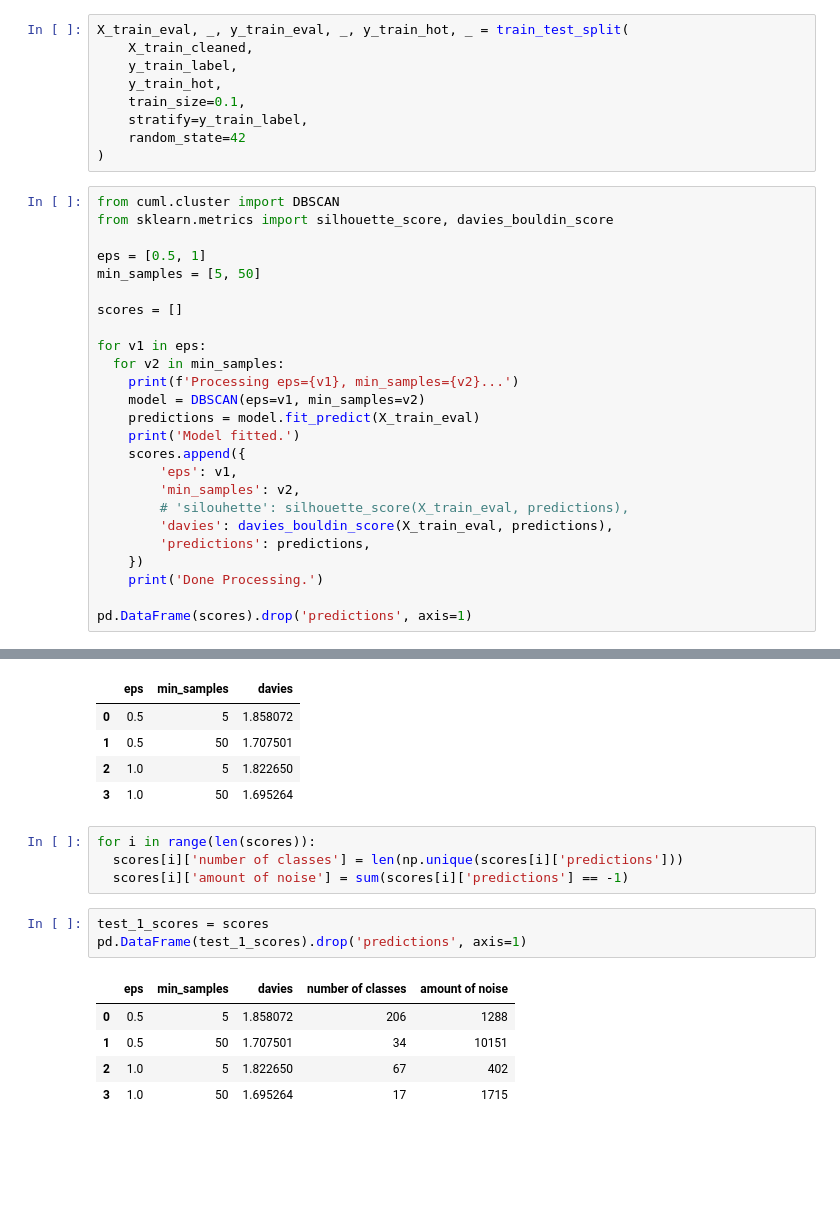
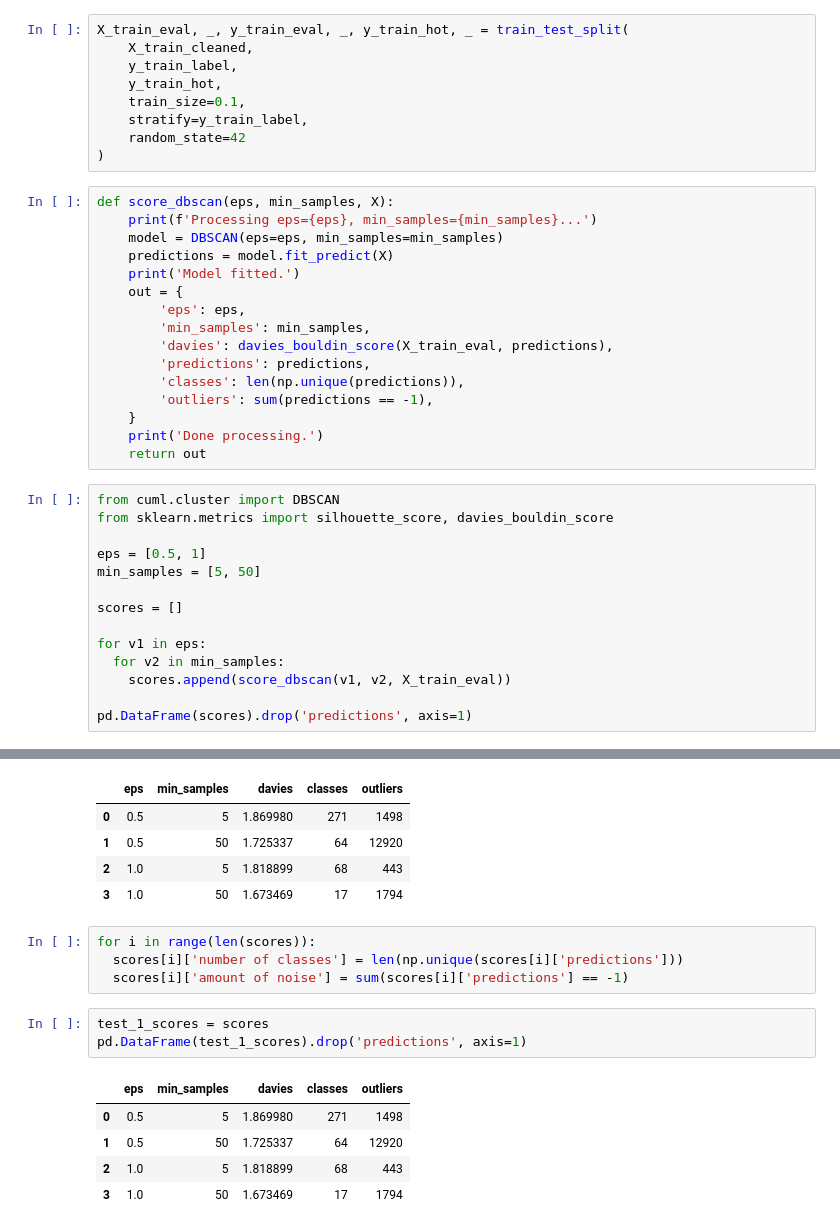
Before and after one commit to merzouka/bds.ml, a Jupyter notebook: preprocess/preprocess.ipynb, the cells around one changed output, grey strips where cells are left out. Drawn from its saved outputs; the diff is of its cells as text; blank space fills up the shorter version.

```diff
--- a/preprocess/preprocess.ipynb
+++ b/preprocess/preprocess.ipynb
@@ -145,6 +145,22 @@ X_train_eval, _, y_train_eval, _, y_train_hot, _ = train_test_split(
     stratify=y_train_label,
     random_state=42
 )
+# %%
+def score_dbscan(eps, min_samples, X):
+    print(f'Processing eps={eps}, min_samples={min_samples}...')
+    model = DBSCAN(eps=eps, min_samples=min_samples)
+    predictions = model.fit_predict(X)
+    print('Model fitted.')
+    out = {
+        'eps': eps,
+        'min_samples': min_samples,
+        'davies': davies_bouldin_score(X_train_eval, predictions),
+        'predictions': predictions,
+        'classes': len(np.unique(predictions)),
+        'outliers': sum(predictions == -1),
+    }
+    print('Done processing.')
+    return out
 # %%
 from cuml.cluster import DBSCAN
 from sklearn.metrics import silhouette_score, davies_bouldin_score
@@ -156,18 +172,7 @@ scores = []
 
 for v1 in eps:
   for v2 in min_samples:
-    print(f'Processing eps={v1}, min_samples={v2}...')
-    model = DBSCAN(eps=v1, min_samples=v2)
-    predictions = model.fit_predict(X_train_eval)
-    print('Model fitted.')
-    scores.append({
-        'eps': v1,
-        'min_samples': v2,
-        # 'silouhette': silhouette_score(X_train_eval, predictions),
-        'davies': davies_bouldin_score(X_train_eval, predictions),
-        'predictions': predictions,
-    })
-    print('Done Processing.')
+    scores.append(score_dbscan(v1, v2, X_train_eval))
 
 pd.DataFrame(scores).drop('predictions', axis=1)
 # %% [output]
@@ -190,8 +195,8 @@ Done Processing.
-|  | eps | min_samples | davies |
-| 0 | 0.5 | 5 | 1.858072 |
-| 1 | 0.5 | 50 | 1.707501 |
-| 2 | 1.0 | 5 | 1.822650 |
-| 3 | 1.0 | 50 | 1.695264 |
+|  | eps | min_samples | davies | classes | outliers |
+| 0 | 0.5 | 5 | 1.869980 | 271 | 1498 |
+| 1 | 0.5 | 50 | 1.725337 | 64 | 12920 |
+| 2 | 1.0 | 5 | 1.818899 | 68 | 443 |
+| 3 | 1.0 | 50 | 1.673469 | 17 | 1794 |
 # %%
 for i in range(len(scores)):
   scores[i]['number of classes'] = len(np.unique(scores[i]['predictions']))
@@ -200,8 +205,8 @@ for i in range(len(scores)):
 test_1_scores = scores
 pd.DataFrame(test_1_scores).drop('predictions', axis=1)
 # %% [output]
-|  | eps | min_samples | davies | number of classes | amount of noise |
-| 0 | 0.5 | 5 | 1.858072 | 206 | 1288 |
-| 1 | 0.5 | 50 | 1.707501 | 34 | 10151 |
-| 2 | 1.0 | 5 | 1.822650 | 67 | 402 |
-| 3 | 1.0 | 50 | 1.695264 | 17 | 1715 |
+|  | eps | min_samples | davies | classes | outliers |
+| 0 | 0.5 | 5 | 1.869980 | 271 | 1498 |
+| 1 | 0.5 | 50 | 1.725337 | 64 | 12920 |
+| 2 | 1.0 | 5 | 1.818899 | 68 | 443 |
+| 3 | 1.0 | 50 | 1.673469 | 17 | 1794 |
```
Also changed, not shown: parts of 5 cells of this notebook.
